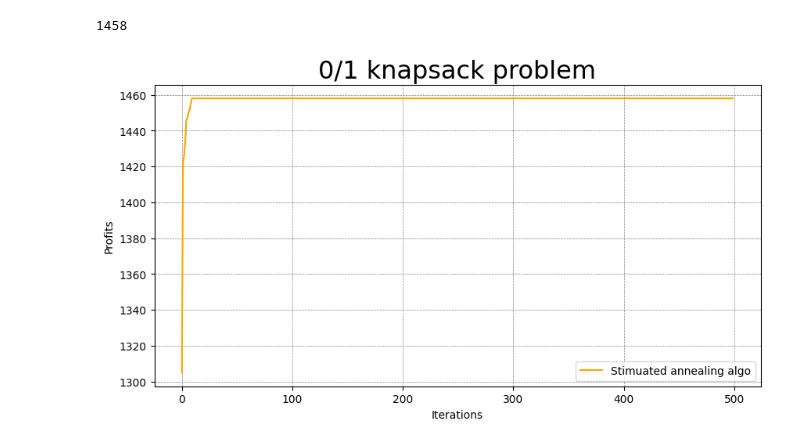
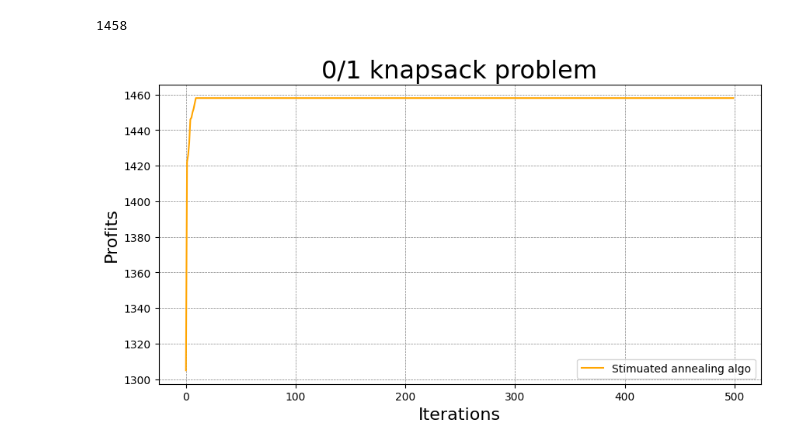
Before and after one commit to sc0210/AWINLAB_hw, a Jupyter notebook: Meta_heuristic Algorithm/01-knapstack.ipynb, the cells around one changed output. Drawn from its saved outputs; the diff is of its cells as text; code cells hidden in the pictures.

```diff
--- a/Meta_heuristic Algorithm/01-knapstack.ipynb
+++ b/Meta_heuristic Algorithm/01-knapstack.ipynb
@@ -243,20 +240,20 @@ def SA_loop(iterate,max_iterations, initial_temperature, cooling_rate):
 
     condition = True # Flag for while-loop
     sa_results = [] # Store each iterateion result
-    index, temp = 0, 0 # Temporary variables
+    idx, best_fitness = 0, 0 # Temporary variables
 
     while condition:
-        # First iterative of HC
-        best_solution, best_fitness = simulated_annealing(max_iterations, initial_temperature, cooling_rate)
+        # First iteration of HC
+        _ , current_fitness = simulated_annealing(max_iterations, initial_temperature, cooling_rate)
 
         # Find optimonal solution, either equal or greater than the previous one
-        if best_fitness >= temp:
-            sa_results.append(best_fitness)
-            temp = best_fitness
-            index += 1
+        if current_fitness >= best_fitness:
+            sa_results.append(current_fitness)
+            best_fitness = current_fitness
+            idx += 1
 
         # 500 iterations
-        if index == iterate:
+        if idx == iterate:
             condition = False
             return sa_results, best_fitness
 # %%
@@ -272,17 +271,17 @@ best_fiteness
 # %%
 import matplotlib.pyplot as plt
 
 plt.figure(figsize=(10, 5))
 plt.grid(color = 'gray', linestyle = '--', linewidth = 0.5)
 
-plt.xlabel('Iterations')
-plt.ylabel('Profits')
+plt.xlabel('Iterations', size='16')
+plt.ylabel('Profits', size='16')
 plt.title('0/1 knapsack problem',size='23')
 
 plt.plot(sa_results,color='orange' ,label='Stimuated annealing algo')
 plt.legend(loc='lower right')
 plt.savefig('./01_knapsack_SA.png')
 
 plt.show()
 # %% [output]
-[figure, old version]
+[figure, new version]
```
Also changed, not shown: parts of 8 cells of this notebook, 5 other files.
